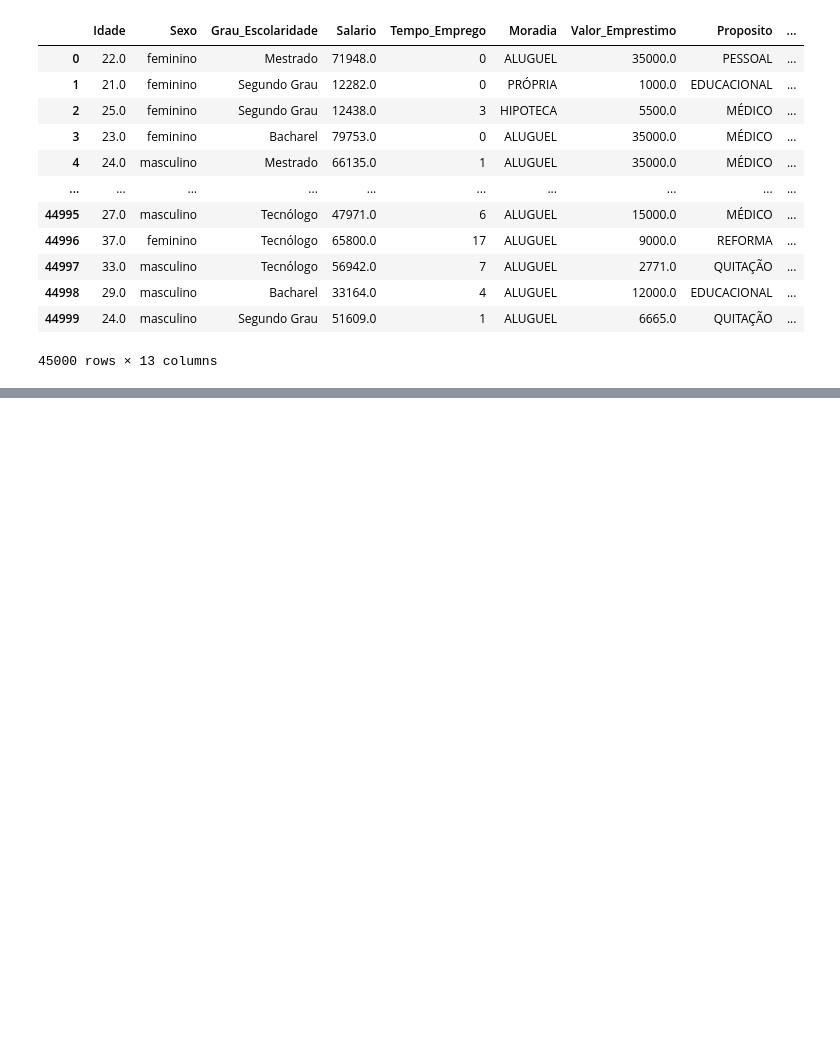
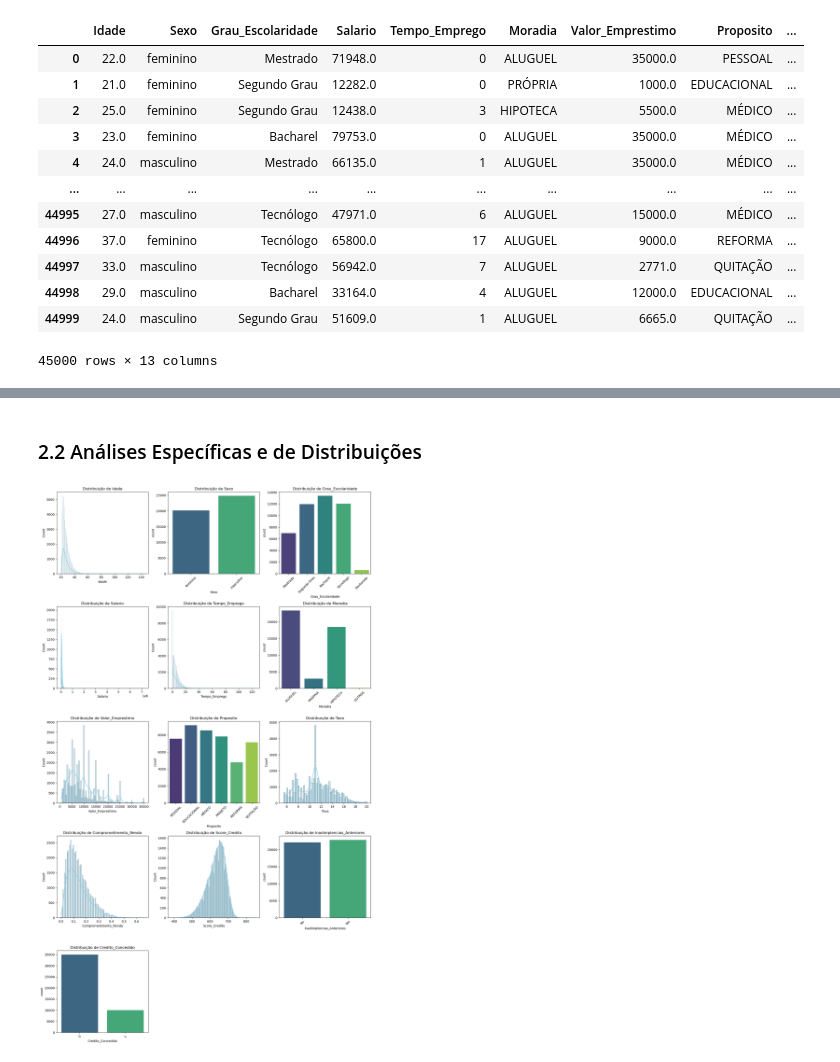
Before and after one commit to beatrizalmeidaf/credit-scoring-ml-classification, a Jupyter notebook: main.ipynb, the cells around one changed output, grey strips where cells are left out. Cells and saved outputs as stored; diff of their text form; code cells hidden in the pictures; blank space fills up the shorter version.

```diff
--- a/main.ipynb
+++ b/main.ipynb
@@ -78,0 +141,22 @@ data
+# %% [markdown]
+### 2.2 Análises Específicas e de Distribuições
+# %%
+num_cols = len(data.columns)
+num_rows = (num_cols // 3) + (num_cols % 3 > 0)  # organiza em no máximo 3 colunas por linha
+
+plt.figure(figsize=(15, 5 * num_rows))
+
+for i, column in enumerate(data.columns, 1):
+    plt.subplot(num_rows, 3, i)  # organiza os gráficos em uma grid 3xN
+    if data[column].dtype == 'object' or data[column].nunique() < 10:  # se for categórica ou tem poucos valores únicos
+        sns.countplot(x=data[column], palette='viridis')  # gráfico de barras
+        plt.title(f'Distribuição de {column}')
+        plt.xticks(rotation=45)
+    else:
+        sns.histplot(data[column], kde=True, color='skyblue')  # histograma com KDE para quantitativas
+        plt.title(f'Distribuição de {column}')
+
+plt.tight_layout()
+plt.show()
+# %% [output]
+[figure, added]
```
Also changed, not shown: parts of 14 cells of this notebook, 1 other file.
